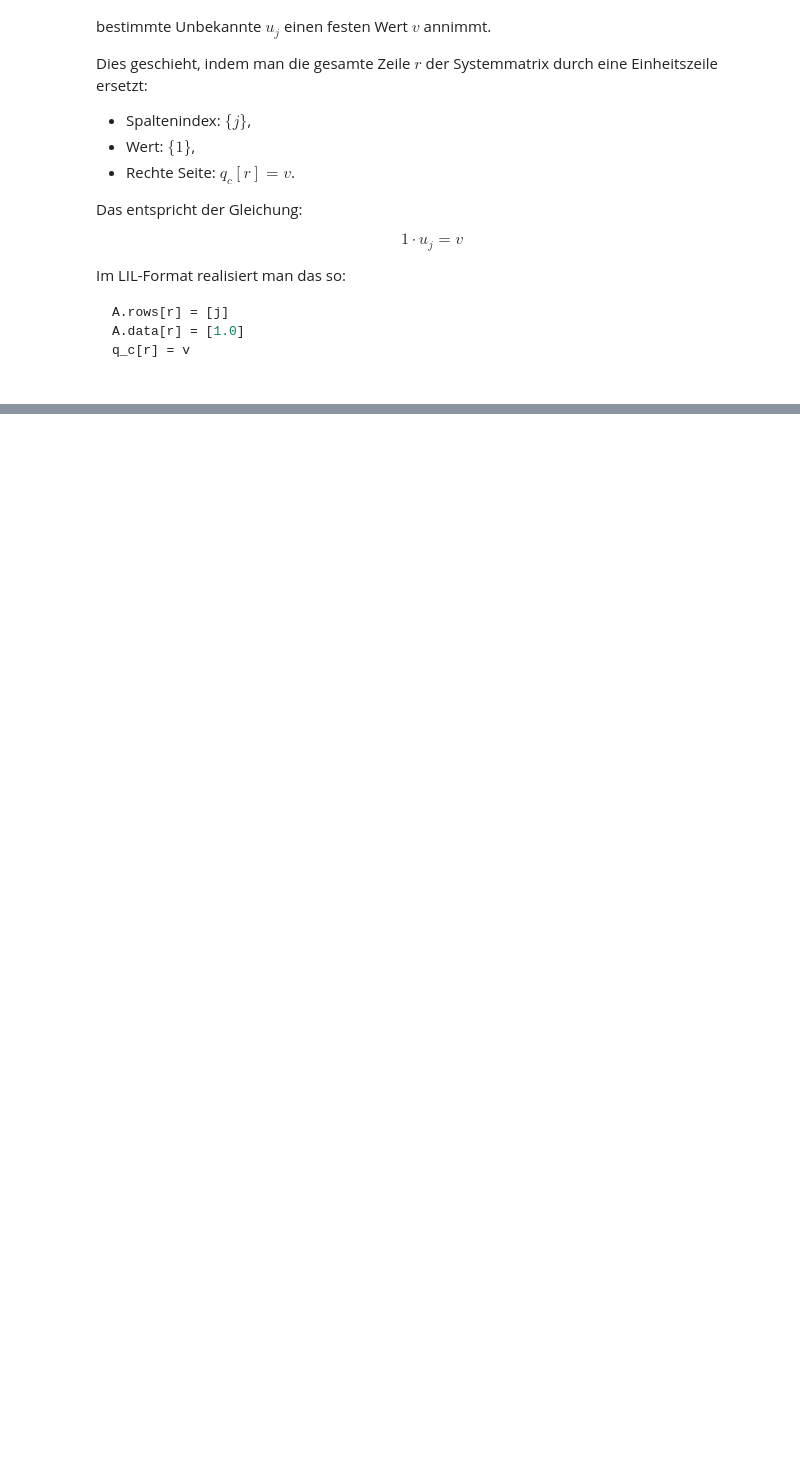
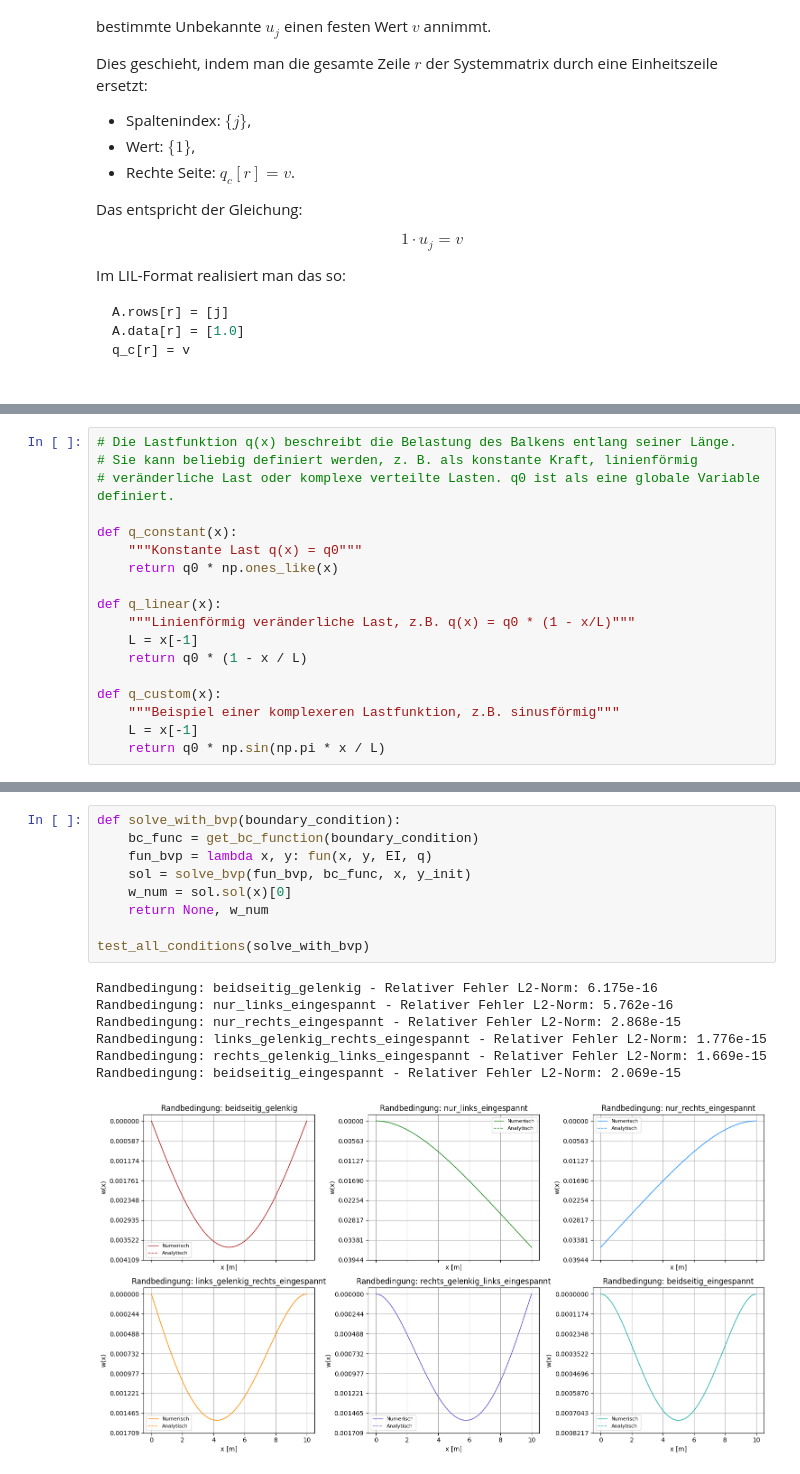
Before and after one commit to AhmedHossamMido/projektarbeit, a Jupyter notebook: projektdatei.ipynb, the cells around one changed output, grey strips where cells are left out. Drawn from its saved outputs; the diff is of its cells as text; blank space fills up the shorter version.

Commit message:
solve_bvp ergänzt

```diff
--- a/projektdatei.ipynb
+++ b/projektdatei.ipynb
@@ -3030,0 +3327,18 @@ Randbedingung: beidseitig_eingespannt - Relativer Fehler L2-Norm: 8.065e-04
+# %%
+# Die Lastfunktion q(x) beschreibt die Belastung des Balkens entlang seiner Länge.
+# Sie kann beliebig definiert werden, z. B. als konstante Kraft, linienförmig
+# veränderliche Last oder komplexe verteilte Lasten. q0 ist als eine globale Variable definiert.
+
+def q_constant(x):
+    """Konstante Last q(x) = q0"""
+    return q0 * np.ones_like(x)
+
+def q_linear(x):
+    """Linienförmig veränderliche Last, z.B. q(x) = q0 * (1 - x/L)"""
+    L = x[-1]
+    return q0 * (1 - x / L)
+
+def q_custom(x):
+    """Beispiel einer komplexeren Lastfunktion, z.B. sinusförmig"""
+    L = x[-1]
+    return q0 * np.sin(np.pi * x / L)
@@ -3030,0 +3496,17 @@ Randbedingung: beidseitig_eingespannt - Relativer Fehler L2-Norm: 8.065e-04
+# %%
+def solve_with_bvp(boundary_condition):
+    bc_func = get_bc_function(boundary_condition)
+    fun_bvp = lambda x, y: fun(x, y, EI, q)
+    sol = solve_bvp(fun_bvp, bc_func, x, y_init)
+    w_num = sol.sol(x)[0]
+    return None, w_num
+
+test_all_conditions(solve_with_bvp)
+# %% [output]
+Randbedingung: beidseitig_gelenkig - Relativer Fehler L2-Norm: 6.175e-16
+Randbedingung: nur_links_eingespannt - Relativer Fehler L2-Norm: 5.762e-16
+Randbedingung: nur_rechts_eingespannt - Relativer Fehler L2-Norm: 2.868e-15
+Randbedingung: links_gelenkig_rechts_eingespannt - Relativer Fehler L2-Norm: 1.776e-15
+Randbedingung: rechts_gelenkig_links_eingespannt - Relativer Fehler L2-Norm: 1.669e-15
+Randbedingung: beidseitig_eingespannt - Relativer Fehler L2-Norm: 2.069e-15
+[figure, added]
```
Also changed, not shown: parts of 21 cells of this notebook.
